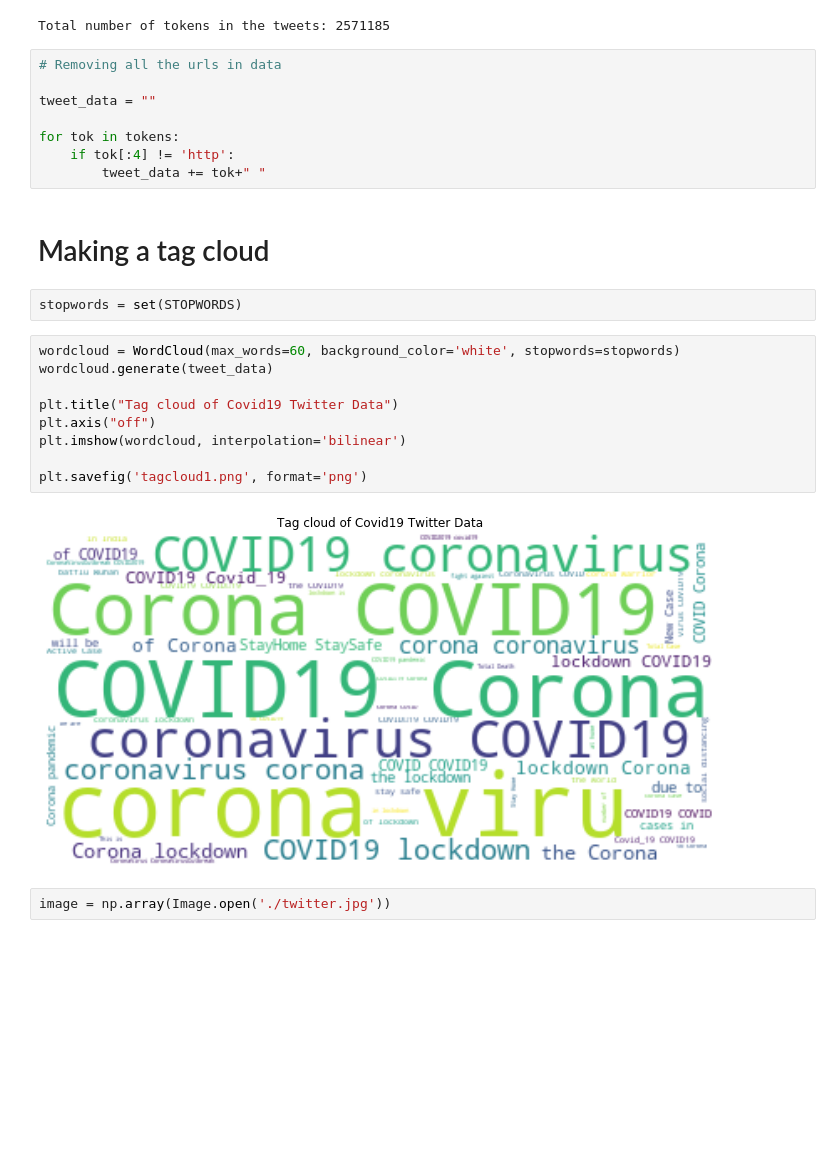
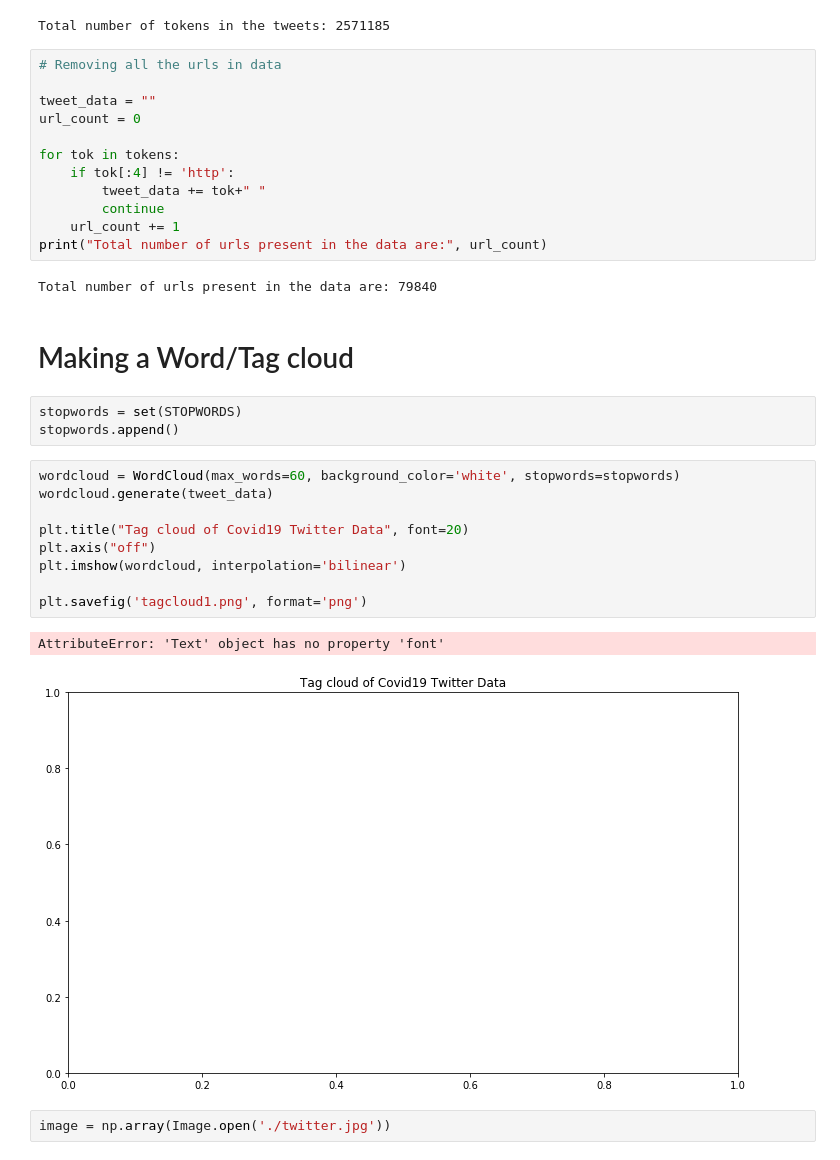
Before and after one commit to AnuragAnalog/Twitter-Data-Analysis, a Jupyter notebook: Exploratory Data Analysis on twitter data.ipynb, the cells around one changed output. Cells and saved outputs as stored; diff of their text form; blank space fills up the shorter version.

```diff
--- a/Exploratory Data Analysis on twitter data.ipynb
+++ b/Exploratory Data Analysis on twitter data.ipynb
@@ -80,25 +92,33 @@ Total number of tokens in the tweets: 2571185
 # Removing all the urls in data
 
 tweet_data = ""
+url_count = 0
 
 for tok in tokens:
     if tok[:4] != 'http':
         tweet_data += tok+" "
+        continue
+    url_count += 1
+print("Total number of urls present in the data are:", url_count)
+# %% [output]
+Total number of urls present in the data are: 79840
 # %% [markdown]
-# Making a tag cloud
+# Making a Word/Tag cloud
 # %%
 stopwords = set(STOPWORDS)
+stopwords.append()
 # %%
 wordcloud = WordCloud(max_words=60, background_color='white', stopwords=stopwords)
 wordcloud.generate(tweet_data)
 
-plt.title("Tag cloud of Covid19 Twitter Data")
+plt.title("Tag cloud of Covid19 Twitter Data", font=20)
 plt.axis("off")
 plt.imshow(wordcloud, interpolation='bilinear')
 
 plt.savefig('tagcloud1.png', format='png')
 # %% [output]
+AttributeError: 'Text' object has no property 'font'
-[figure, old version]
+[figure, new version]
 # %%
 image = np.array(Image.open('./twitter.jpg'))
 # %%
```
Also changed, not shown: parts of 2 cells of this notebook, 4 other files.
